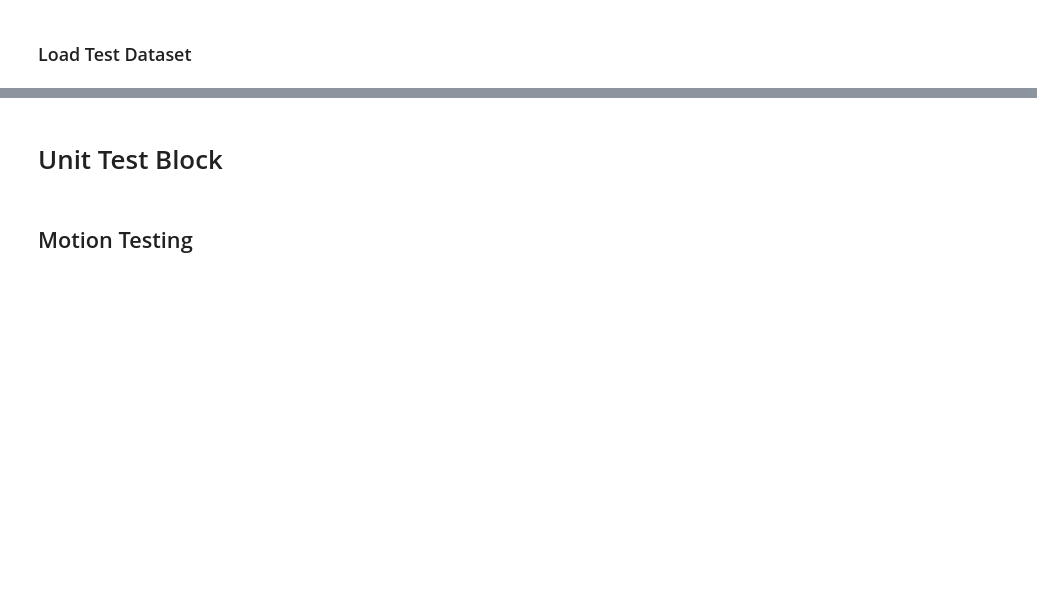
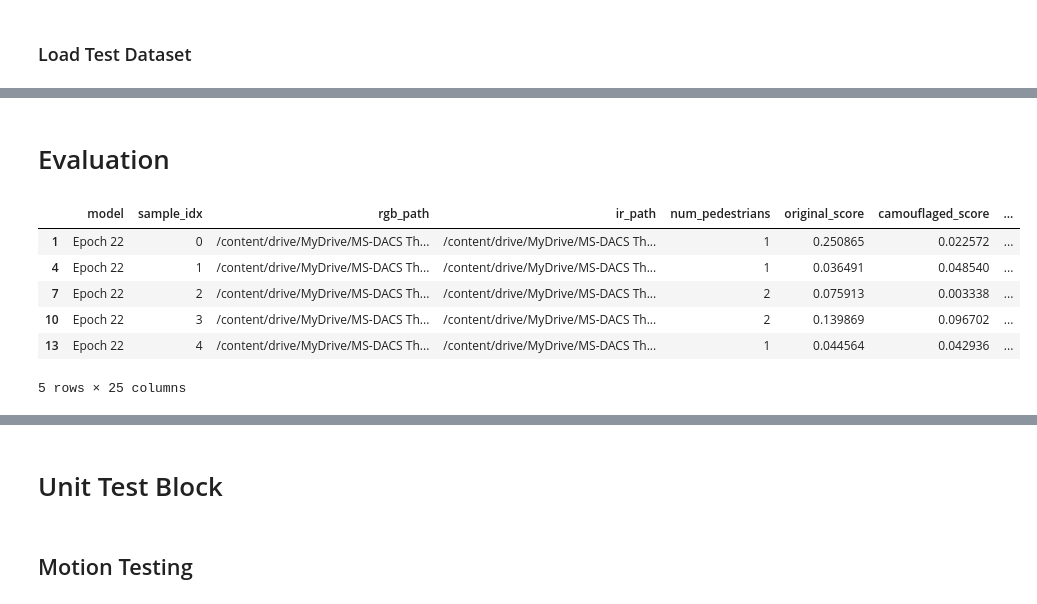
Before and after one commit to Debnath-Goutam/MS-DACS, a Jupyter notebook: MSDACS_Updated.ipynb, the cells around one changed output, grey strips where cells are left out. Saved outputs shown, nothing was run; the diff lists cells and outputs as text; code cells hidden in the pictures; blank space fills up the shorter version.

```diff
--- a/MSDACS_Updated.ipynb
+++ b/MSDACS_Updated.ipynb
@@ -5557,0 +6023,19 @@ def evaluate_candidates_on_test(
+# %% [markdown]
+# Evaluation
+# %%
+model22_df = (
+    test_results_df[
+        test_results_df["model"] == "Epoch 22"
+    ]
+
+).copy()
+# %%
+model22_df.head()
+# %% [output]
+|  | model | sample_idx | rgb_path | ir_path | num_pedestrians | original_score | camouflaged_score | ... |
+| 1 | Epoch 22 | 0 | /content/drive/MyDrive/MS-DACS Th... | /content/drive/MyDrive/MS-DACS Th... | 1 | 0.250865 | 0.022572 | ... |
+| 4 | Epoch 22 | 1 | /content/drive/MyDrive/MS-DACS Th... | /content/drive/MyDrive/MS-DACS Th... | 1 | 0.036491 | 0.048540 | ... |
+| 7 | Epoch 22 | 2 | /content/drive/MyDrive/MS-DACS Th... | /content/drive/MyDrive/MS-DACS Th... | 2 | 0.075913 | 0.003338 | ... |
+| 10 | Epoch 22 | 3 | /content/drive/MyDrive/MS-DACS Th... | /content/drive/MyDrive/MS-DACS Th... | 2 | 0.139869 | 0.096702 | ... |
+| 13 | Epoch 22 | 4 | /content/drive/MyDrive/MS-DACS Th... | /content/drive/MyDrive/MS-DACS Th... | 1 | 0.044564 | 0.042936 | ... |
+5 rows × 25 columns
```
Also changed, not shown: parts of 70 cells of this notebook.
